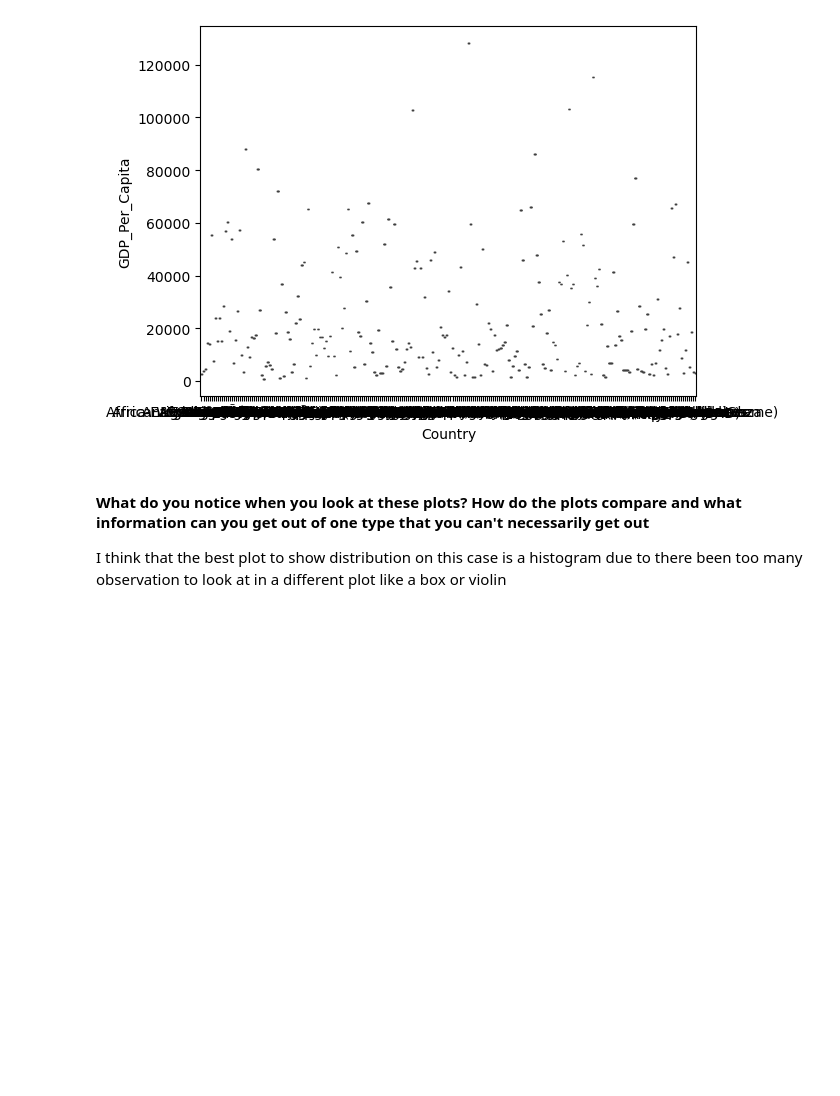
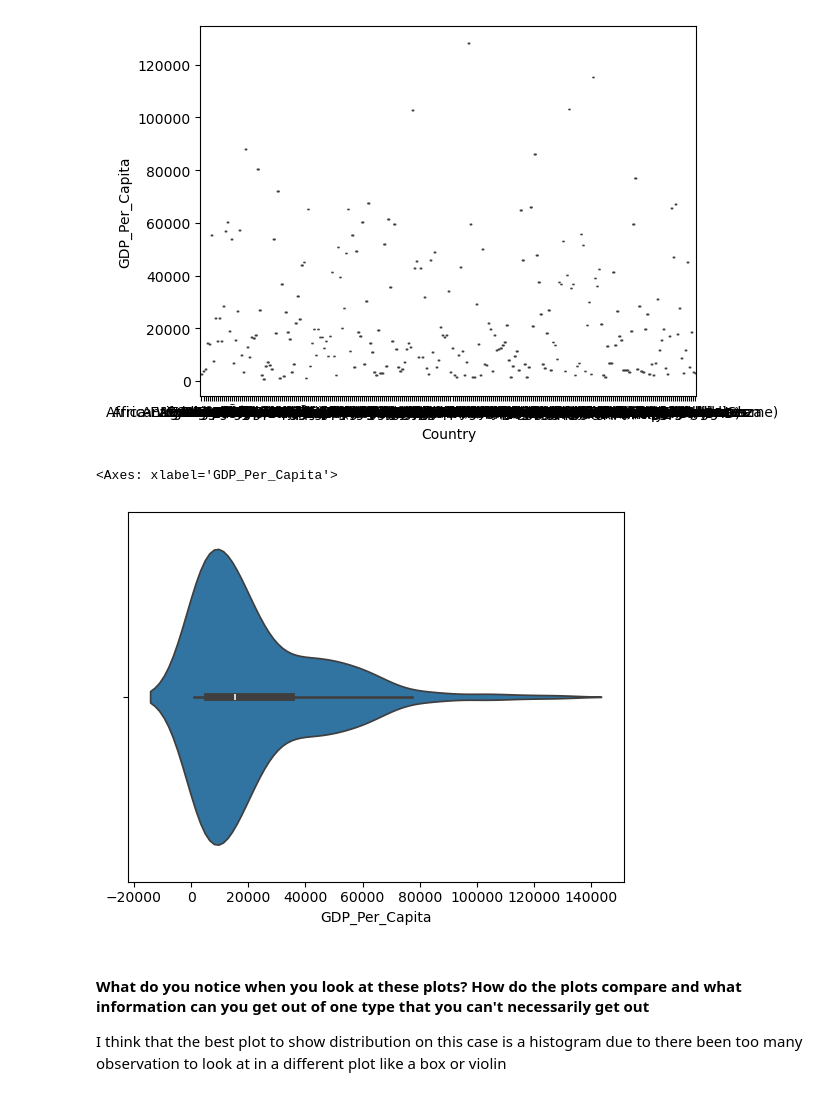
Before and after one commit to NSS-Full-Time-Data-Analytics-16/un-project-Rcortes13, a Jupyter notebook: notebooks/un_project.ipynb, the cells around one changed output. Cells and saved outputs as stored; diff of their text form; code cells hidden in the pictures; blank space fills up the shorter version.

```diff
--- a/notebooks/un_project.ipynb
+++ b/notebooks/un_project.ipynb
@@ -101,6 +88,11 @@ sns.boxplot(x=gdp_2020.Country, y=gdp_2020.GDP_Per_Capita)
 # %% [output]
 <Axes: xlabel='Country', ylabel='GDP_Per_Capita'>
 [figure]
+# %%
+sns.violinplot( x = gdp_2020['GDP_Per_Capita'])
+# %% [output]
+<Axes: xlabel='GDP_Per_Capita'>
+[figure, added]
 # %% [markdown]
 #### What do you notice when you look at these plots? How do the plots compare and what information can you get out of one type that you can't necessarily get out
 
```
Also changed, not shown: parts of 1 cell of this notebook.
